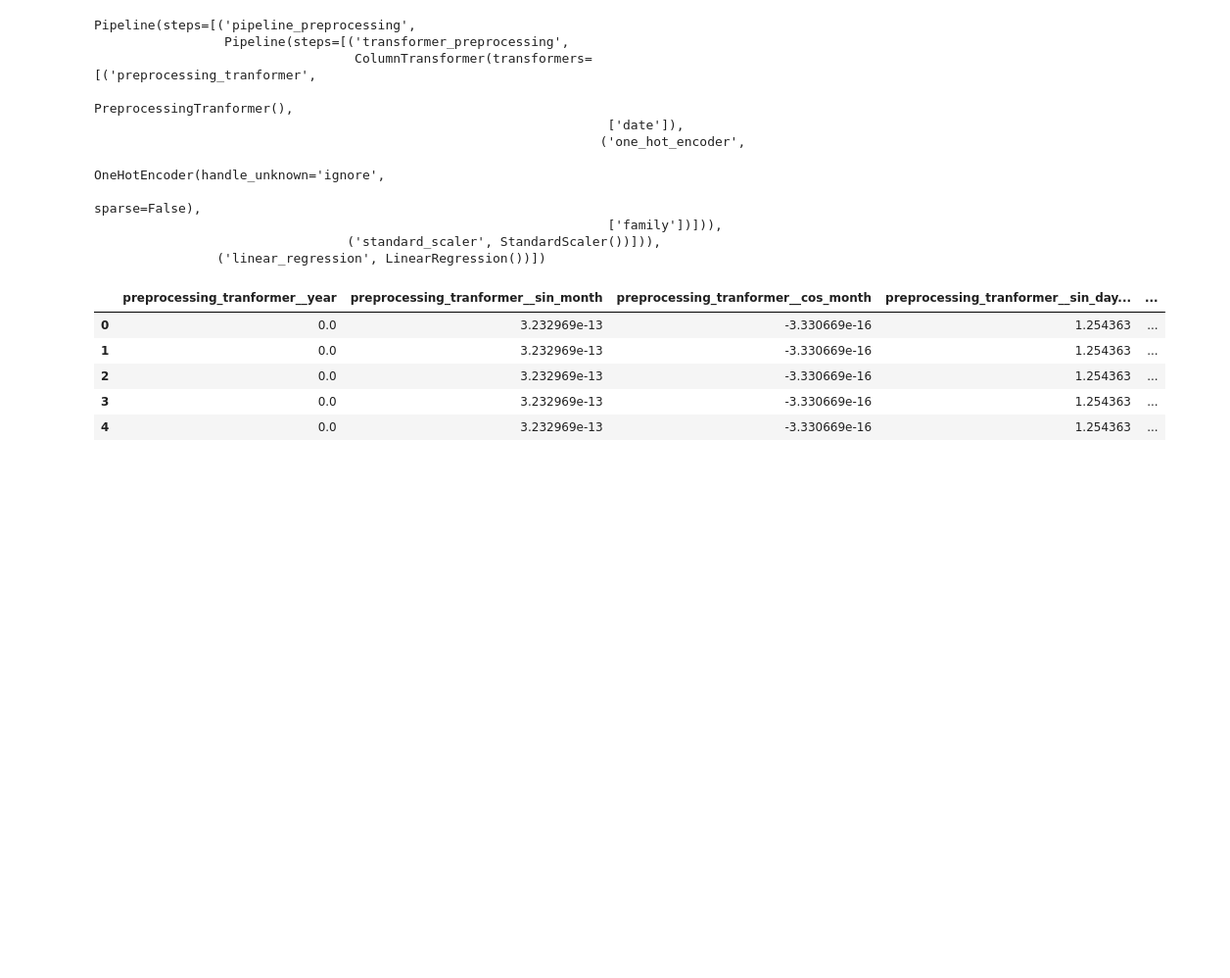
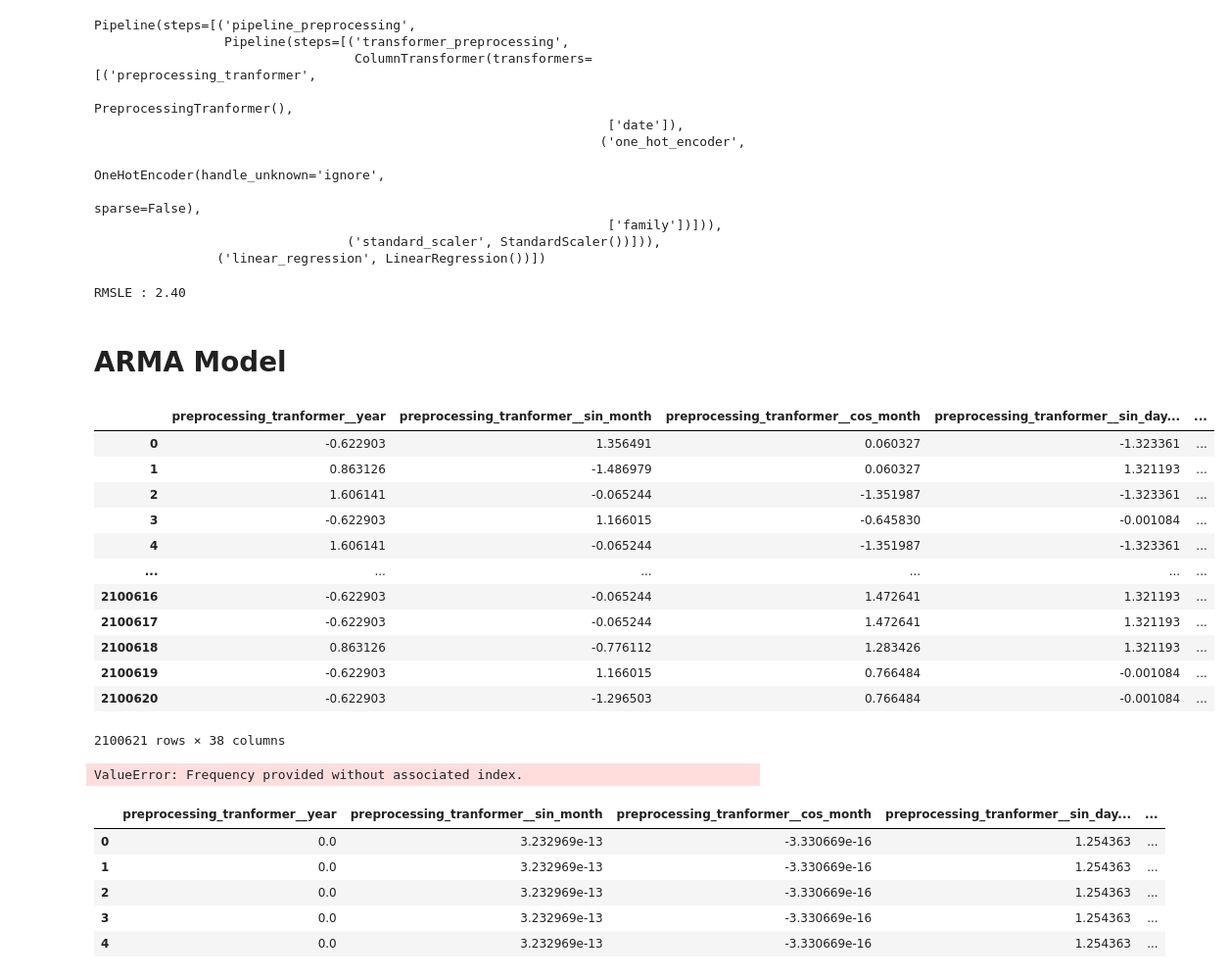
Before and after one commit to JeanArnaudRitouret/kaggle_store_sales_forecasting, a Jupyter notebook: modeling.ipynb, the cells around one changed output. Shown at 98% size. Cells and saved outputs as stored; diff of their text form; code cells hidden in the pictures; blank space fills up the shorter version.

Commit message:
added exploratory data analysis

```diff
--- a/modeling.ipynb
+++ b/modeling.ipynb
@@ -21,2 +29,2 @@ y = df_train.sales
 # %%
-X_train, X_val, y_train, y_val = train_test_split(X, y, test_size=0.5)
+X_train, X_val, y_train, y_val = train_test_split(X, y, test_size=0.3)
@@ -23,10 +48,11 @@ X_train, X_val, y_train, y_val = train_test_split(X, y, test_size=0.5)
 # %%
-pipeline = Pipeline([
+pipe_linear = Pipeline([
     ('pipeline_preprocessing', pipeline_preprocessing),
     ('linear_regression', LinearRegression())
-])
+],
+    verbose=False)
 # %%
-pipeline.fit(X_train,y_train)
+pipe_linear.fit(X_train,y_train)
 # %% [output]
 Pipeline(steps=[('pipeline_preprocessing',
                  Pipeline(steps=[('transformer_preprocessing',
@@ -44,7 +70,36 @@ y_pred = pipeline.predict(X_val)
 y_pred_positives = np.amax(np.vstack((y_pred, np.zeros(y_pred.size))),0)
 # %%
 rmsle = np.sqrt(mean_squared_log_error(y_val, y_pred_positives))
-rmsle
+print(f"RMSLE : {rmsle:.2f}")
+# %% [output]
+RMSLE : 2.40
+# %% [markdown]
+# ARMA Model
+# %%
+X_train_proc = pd.DataFrame(
+    pipeline_preprocessing.fit_transform(X_train),
+    columns=pipeline_preprocessing['transformer_preprocessing'].get_feature_names_out()
+)
+# %%
+X_train_proc
+# %% [output]
+|  | preprocessing_tranformer__year | preprocessing_tranformer__sin_month | preprocessing_tranformer__cos_month | preprocessing_tranformer__sin_day... | ... |
+| 0 | -0.622903 | 1.356491 | 0.060327 | -1.323361 | ... |
+| 1 | 0.863126 | -1.486979 | 0.060327 | 1.321193 | ... |
+| 2 | 1.606141 | -0.065244 | -1.351987 | -1.323361 | ... |
+| 3 | -0.622903 | 1.166015 | -0.645830 | -0.001084 | ... |
+| 4 | 1.606141 | -0.065244 | -1.351987 | -1.323361 | ... |
+| ... | ... | ... | ... | ... | ... |
+| 2100616 | -0.622903 | -0.065244 | 1.472641 | 1.321193 | ... |
+| 2100617 | -0.622903 | -0.065244 | 1.472641 | 1.321193 | ... |
+| 2100618 | 0.863126 | -0.776112 | 1.283426 | 1.321193 | ... |
+| 2100619 | -0.622903 | 1.166015 | 0.766484 | -0.001084 | ... |
+| 2100620 | -0.622903 | -1.296503 | 0.766484 | -0.001084 | ... |
+2100621 rows × 38 columns
+# %%
+arma_model = ARIMA(X_train_proc, freq='D', order=(6,0,1))
+# %% [output]
+ValueError: Frequency provided without associated index.
 # %%
 df_test = pd.read_csv('data/test.csv')
 # %%
```
Also changed, not shown: parts of 6 cells of this notebook, 1 other file.
